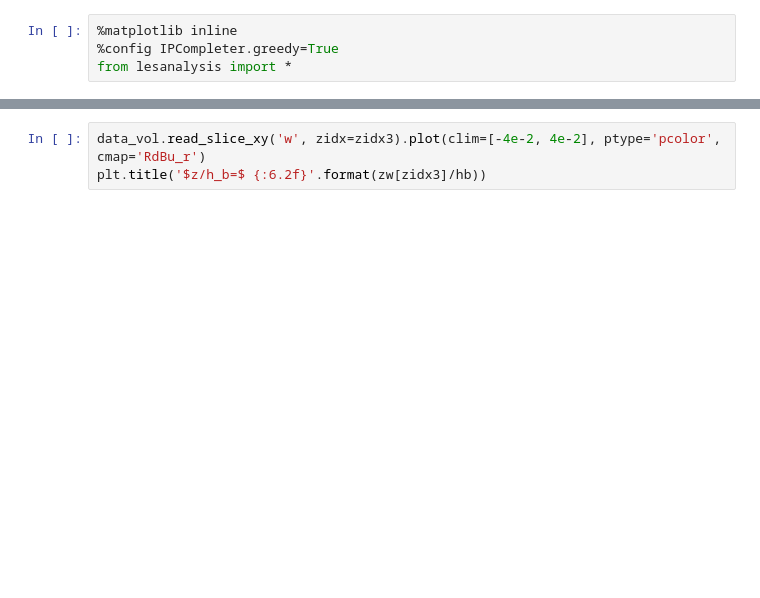
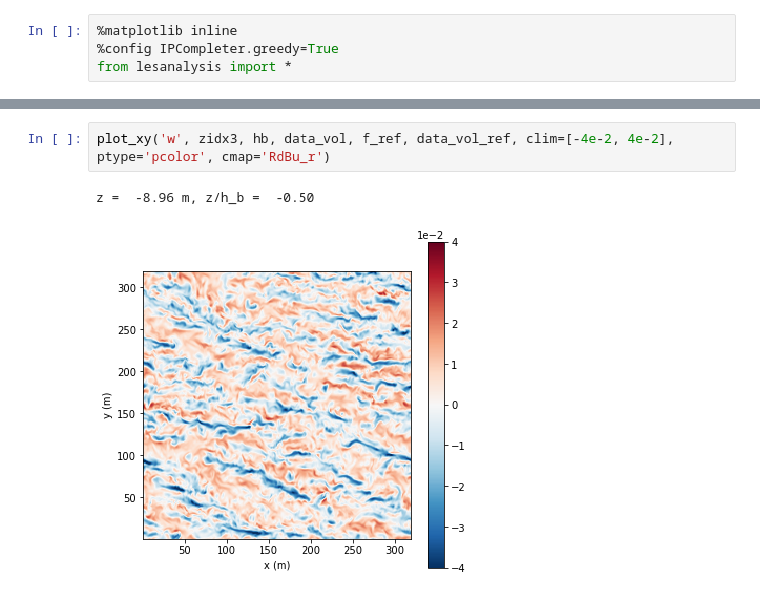
Before and after one commit to qingli411/LESAnalysis, a Jupyter notebook: plot_palm_slice.ipynb, the cells around one changed output, grey strips where cells are left out. Cells and saved outputs as stored; diff of their text form; blank space fills up the shorter version.

```diff
--- a/plot_palm_slice.ipynb
+++ b/plot_palm_slice.ipynb
@@ -41,4 +70,6 @@ plt.title('$z/h_b=$ {:6.2f}'.format(zw[zidx2]/hb))
 # %%
-data_vol.read_slice_xy('w', zidx=zidx3).plot(clim=[-4e-2, 4e-2], ptype='pcolor', cmap='RdBu_r')
-plt.title('$z/h_b=$ {:6.2f}'.format(zw[zidx3]/hb))
+plot_xy('w', zidx3, hb, data_vol, f_ref, data_vol_ref, clim=[-4e-2, 4e-2], ptype='pcolor', cmap='RdBu_r')
+# %% [output]
+z =  -8.96 m, z/h_b =  -0.50
+[figure, added]
 # %%
```
Also changed, not shown: parts of 18 cells of this notebook, 4 other files.
